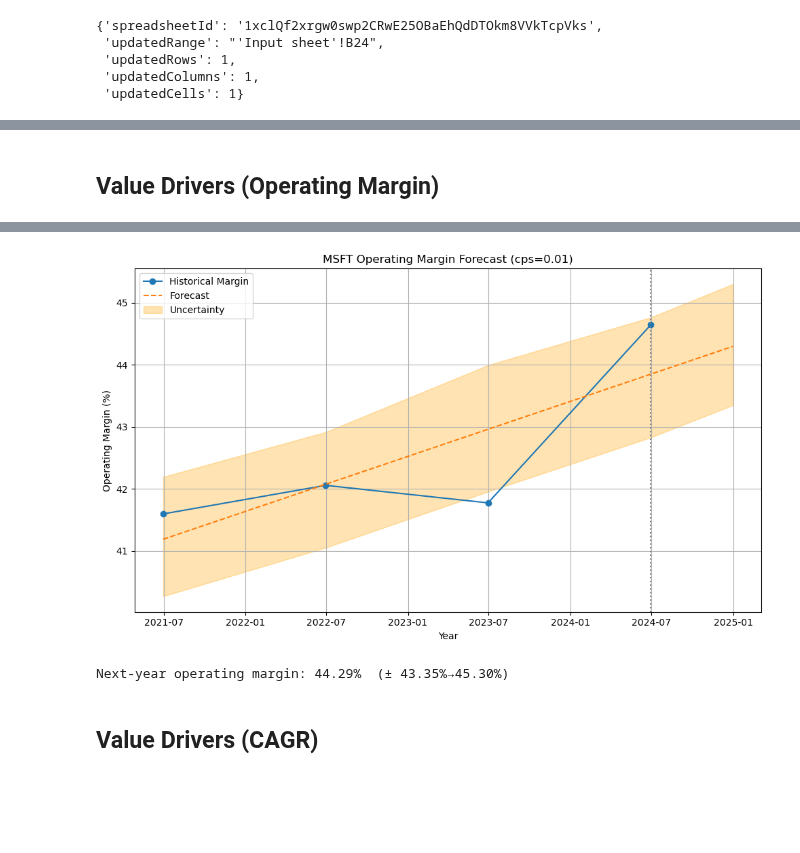
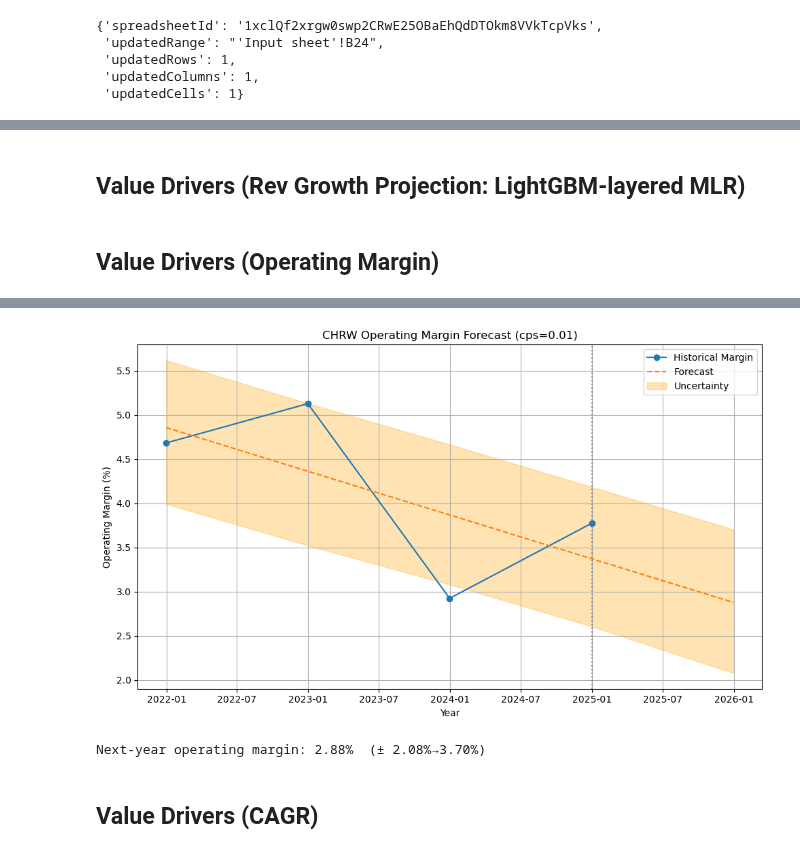
Before and after one commit to Chen-zexi/LangAlpha, a Jupyter notebook: notebooks/ginzu_interface.ipynb, the cells around one changed output, grey strips where cells are left out. Cells and saved outputs as stored; diff of their text form; code cells hidden in the pictures; blank space fills up the shorter version.

```diff
--- a/notebooks/ginzu_interface.ipynb
+++ b/notebooks/ginzu_interface.ipynb
@@ -662,3 +637,5 @@ def forecast_next_year_revenue_growth(symbol: str, history_years: int = 10) -> d
+# %% [markdown]
+## Value Drivers (Rev Growth Projection: LightGBM-layered MLR)
 # %% [markdown]
 ## Value Drivers (Operating Margin)
 # %%
@@ -779,6 +756,6 @@ def forecast_operating_margin_tuned(
         'forecast_df': forecast[['ds','yhat','yhat_lower','yhat_upper']]
     }
 # %%
-res = forecast_operating_margin_tuned("MSFT", history_years=10)
+res = forecast_operating_margin_tuned(company_ticker, history_years=10)
 print(f"Next-year operating margin: {res['margin_forecast']:.2f}%  (± {res['lower_bound']:.2f}%→{res['upper_bound']:.2f}%)")
 # %% [output]
@@ -802,5 +779,5 @@ print(f"Next-year operating margin: {res['margin_forecast']:.2f}%  (± {res['low
-[figure, old version]
+[figure, new version]
-Next-year operating margin: 44.29%  (± 43.35%→45.30%)
+Next-year operating margin: 2.88%  (± 2.08%→3.70%)
 # %% [markdown]
 ## Value Drivers (CAGR)
 # %%
```
Also changed, not shown: parts of 19 cells of this notebook.
